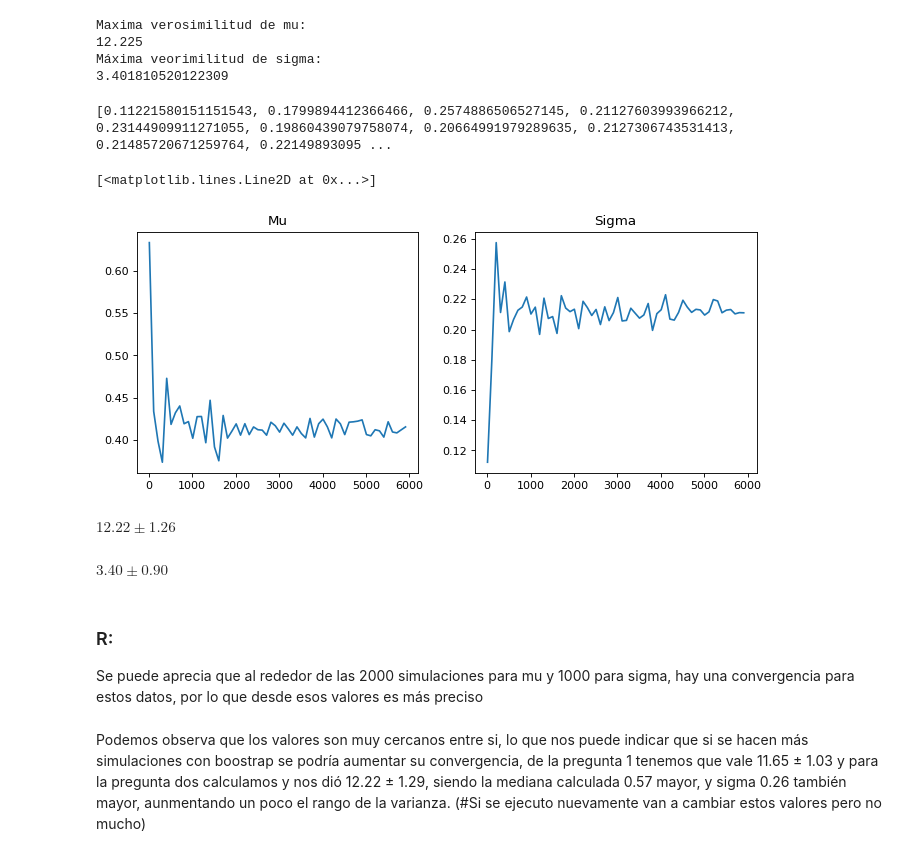
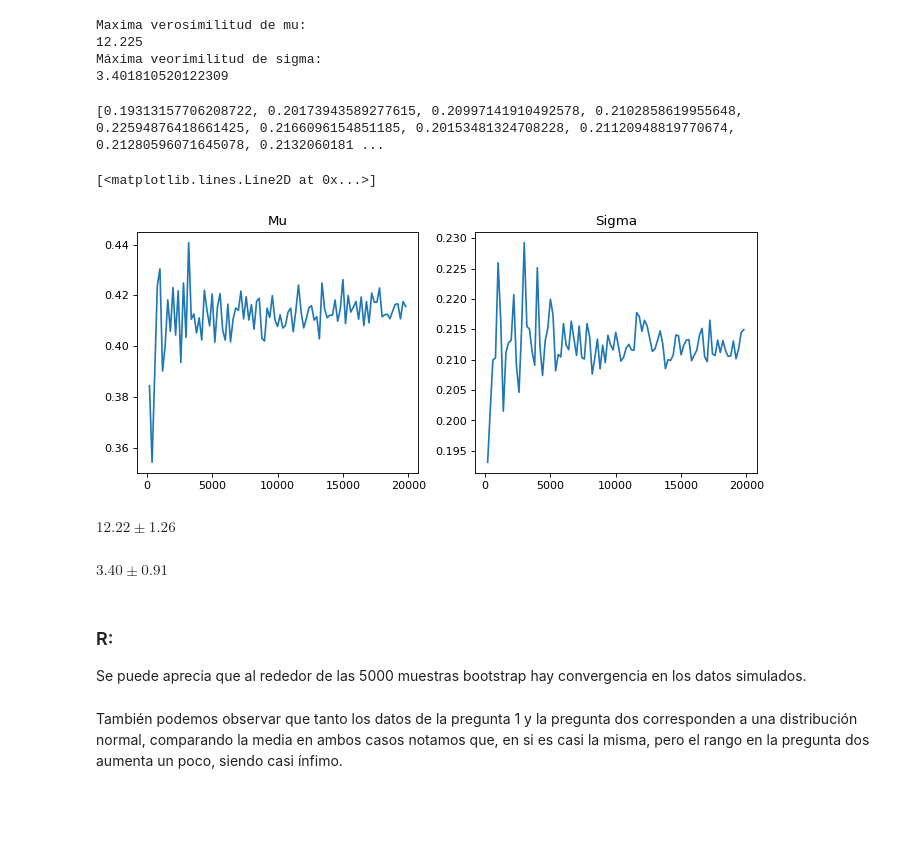
Before and after one commit to imnotUrban/Repo-Simulacion, a Jupyter notebook: Laboratorio_4/Laboratorio4.ipynb, the cells around one changed output. Cells and saved outputs as stored; diff of their text form; code cells hidden in the pictures; blank space fills up the shorter version.

Commit message:
Ahroa si la 4 ta lista

```diff
--- a/Laboratorio_4/Laboratorio4.ipynb
+++ b/Laboratorio_4/Laboratorio4.ipynb
@@ -256,7 +256,7 @@ Máxima veorimilitud de sigma:
 size = 28 #Tamaño de la muestra
 listaVarMu = [] #Varianza de mu
 listaVarSigma = [] #Varianza de sigma
-for i in range(10,6000,100): #desde 10 hasta 6000 con un salto de 100 para ver cambios más precisos ( desde 1 daba un error ya que para sacar la varianza al final necesitaba de como mínimo 2 datos)
+for i in range(200,20000,200): #desde 200 hasta 20000 con un salto de 200 para ver cambios más precisos ( desde 1 daba un error ya que para sacar la varianza al final necesitaba de como mínimo 2 datos)
     mu1 = []
     sigma1 = []
     for j in range(i): #Va probando en cada iteración de i, i veces
@@ -269,16 +269,16 @@ for i in range(10,6000,100): #desde 10 hasta 6000 con un salto de 100 para ver c
 
 print(listaVarSigma,listaVarMu)
 # %% [output]
-[0.11221580151151543, 0.1799894412366466, 0.2574886506527145, 0.21127603993966212, 0.23144909911271055, 0.19860439079758074, 0.20664991979289635, 0.2127306743531413, 0.21485720671259764, 0.22149893095 ...
+[0.19313157706208722, 0.20173943589277615, 0.20997141910492578, 0.2102858619955648, 0.22594876418661425, 0.2166096154851185, 0.20153481324708228, 0.21120948819770674, 0.21280596071645078, 0.2132060181 ...
 # %%
 fig, axs = plt.subplots(1, 2,figsize=(10, 4), dpi=80)
 axs[0].set_title('Mu')
-axs[0].plot(range(10,6000,100),listaVarMu)
+axs[0].plot(range(200,20000,200),listaVarMu)
 axs[1].set_title('Sigma')
-axs[1].plot(range(10,6000,100),listaVarSigma)
+axs[1].plot(range(200,20000,200),listaVarSigma)
 # %% [output]
 [<matplotlib.lines.Line2D at 0x...>]
-[figure, old version]
+[figure, new version]
 # %%
 #Intervalo de confianza para mu (95%)
 vari = listaVarMu[len(listaVarMu)-1]
@@ -294,9 +294,9 @@ vari = listaVarSigma[len(listaVarSigma)-1]
 rango = 1.96*math.sqrt(vari)
 display(Math('%0.2f \pm %0.2f' % (maxVerSigma, rango )))
 # %% [output]
-$\displaystyle 3.40 \pm 0.90$
+$\displaystyle 3.40 \pm 0.91$
 # %% [markdown]
 ### R:
-Se puede aprecia que al rededor de las 2000 simulaciones para mu y 1000 para sigma, hay una convergencia para estos datos, por lo que desde esos valores es más preciso
+Se puede aprecia que al rededor de las 5000 muestras bootstrap hay convergencia en los datos simulados.
-# %% [markdown]
-Podemos observa que los valores son muy cercanos entre si, lo que nos puede indicar que si se hacen más simulaciones con boostrap se podría aumentar su convergencia, de la pregunta 1 tenemos que vale 11.65 ± 1.03 y para la pregunta dos calculamos y nos dió 12.22 ± 1.29, siendo la mediana calculada 0.57 mayor, y sigma 0.26 también mayor, aunmentando un poco el rango de la varianza.   (#Si se ejecuto nuevamente van a cambiar estos valores pero no mucho)
+# %% [markdown]
+También podemos observar que tanto los datos de la pregunta 1 y la pregunta dos corresponden a una distribución normal, comparando la media en ambos casos notamos que, en si es casi la misma, pero el rango en la pregunta dos aumenta un poco, siendo casi ínfimo.
```
Also changed, not shown: parts of 5 cells of this notebook.
